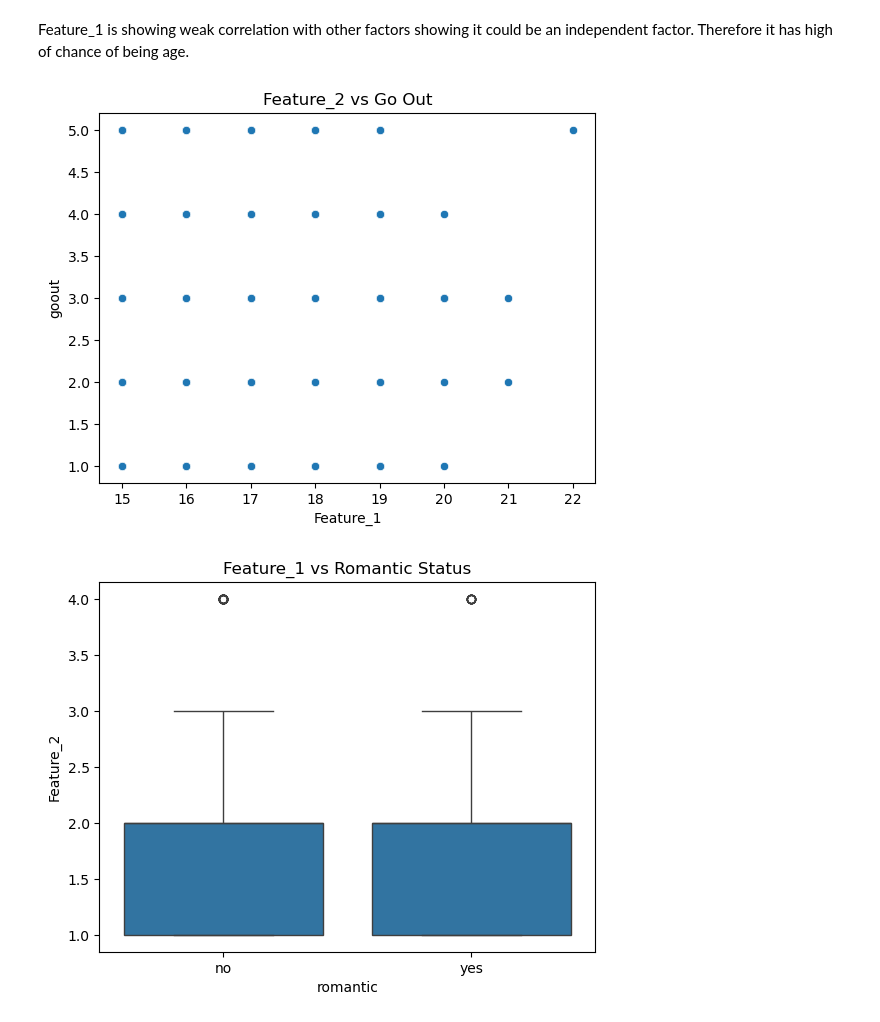
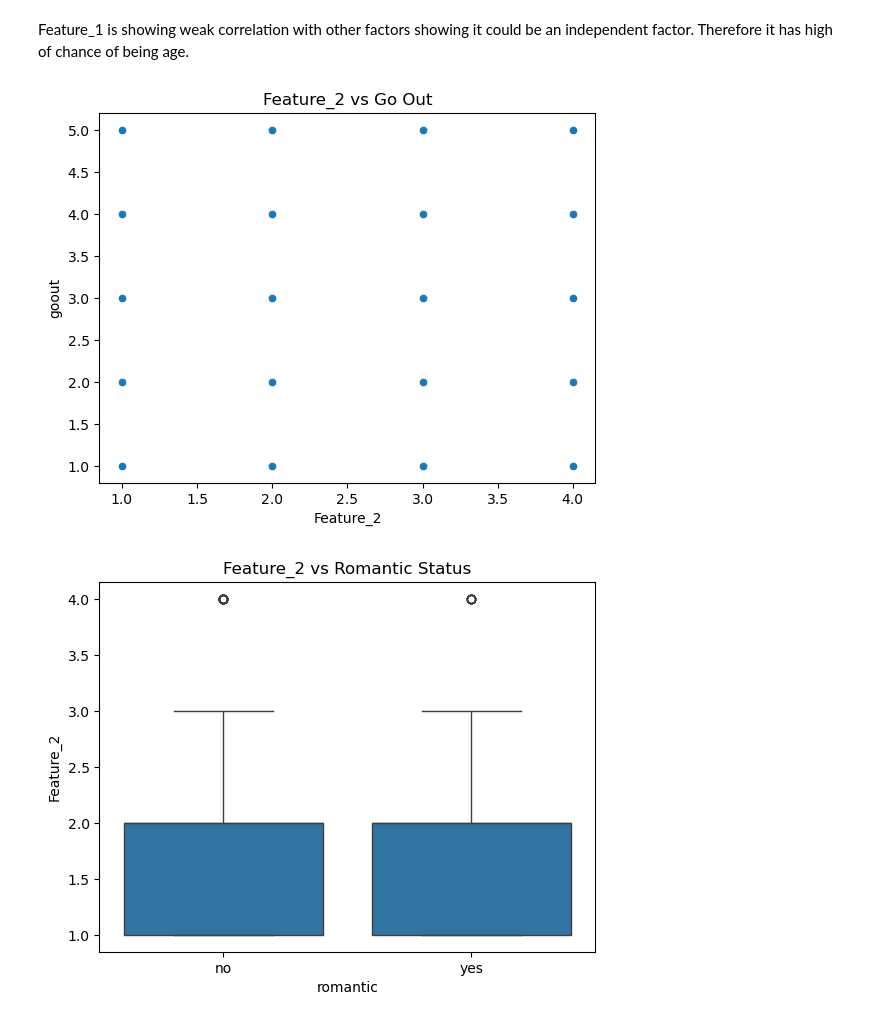
Before and after one commit to georgejesswin/CC_ML, a Jupyter notebook: Task1.ipynb, the cells around one changed output. Saved outputs shown, nothing was run; the diff lists cells and outputs as text; code cells hidden in the pictures.

```diff
--- a/Task1.ipynb
+++ b/Task1.ipynb
@@ -7,6 +9,6 @@ import sklearn
 # %%
-path=r"E:\CodingClub_Recruitment\MLTask\Dataset.csv"
-df=pd.read_csv(path)
+
+df=pd.read_csv("Dataset.csv")
 print("Shape of dataset:", df.shape)
 df.head()
 # 3. Data Overview
@@ -112,20 +116,28 @@ Name: Feature_1, dtype: float64
 # %% [markdown]
 Feature_1 is showing weak correlation with other factors showing it could be an independent factor. Therefore it has high of chance of being age.
 # %%
-sns.scatterplot(x='Feature_1', y='goout', data=df)
+sns.scatterplot(x='Feature_2', y='goout', data=df)
 plt.title('Feature_2 vs Go Out')
 plt.show()
 
 sns.boxplot(x='romantic', y='Feature_2', data=df)
-plt.title("Feature_1 vs Romantic Status")
+plt.title("Feature_2 vs Romantic Status")
 plt.show()
 
-sns.lmplot(x='Feature_2', y='Grades', data=df)
+sns.lmplot(x='Feature_2', y='G3', data=df)
 plt.title('Feature_2 vs G3')
 plt.show()
 
-correlations = df.corr(numeric_only=True)['Feature_1'].sort_values(ascending=False)
+sns.lmplot(x='Feature_2', y='G1', data=df)
+plt.title('Feature_2 vs G1')
+plt.show()
+
+sns.lmplot(x='Feature_2', y='G2', data=df)
+plt.title('Feature_2 vs G2')
+plt.show()
+
+correlations = df.corr(numeric_only=True)['Feature_2'].sort_values(ascending=False)
 print(correlations)
 # %% [output]
-[figure, old version]
+[figure, new version]
 [figure]
```
Also changed, not shown: parts of 21 cells of this notebook.
